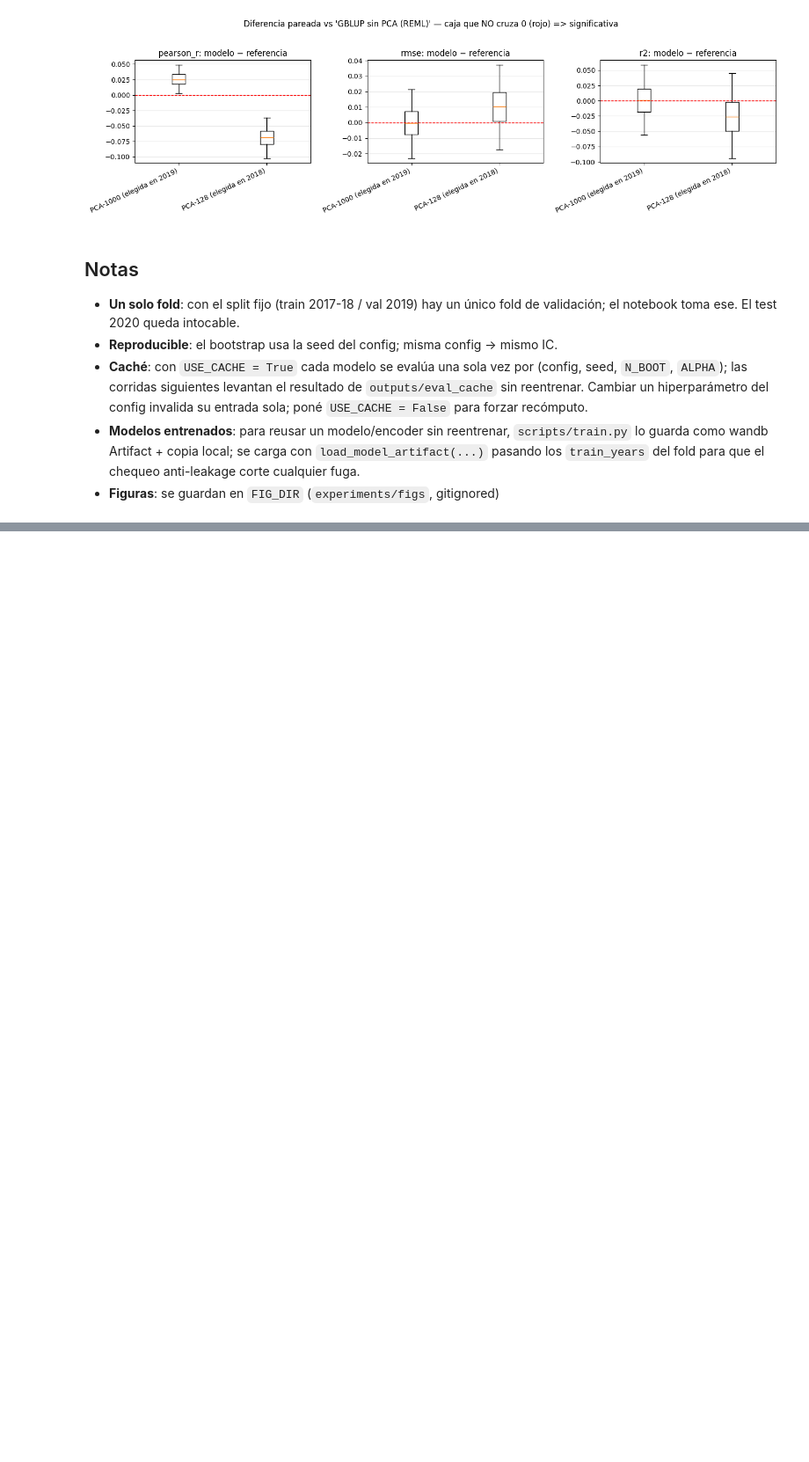
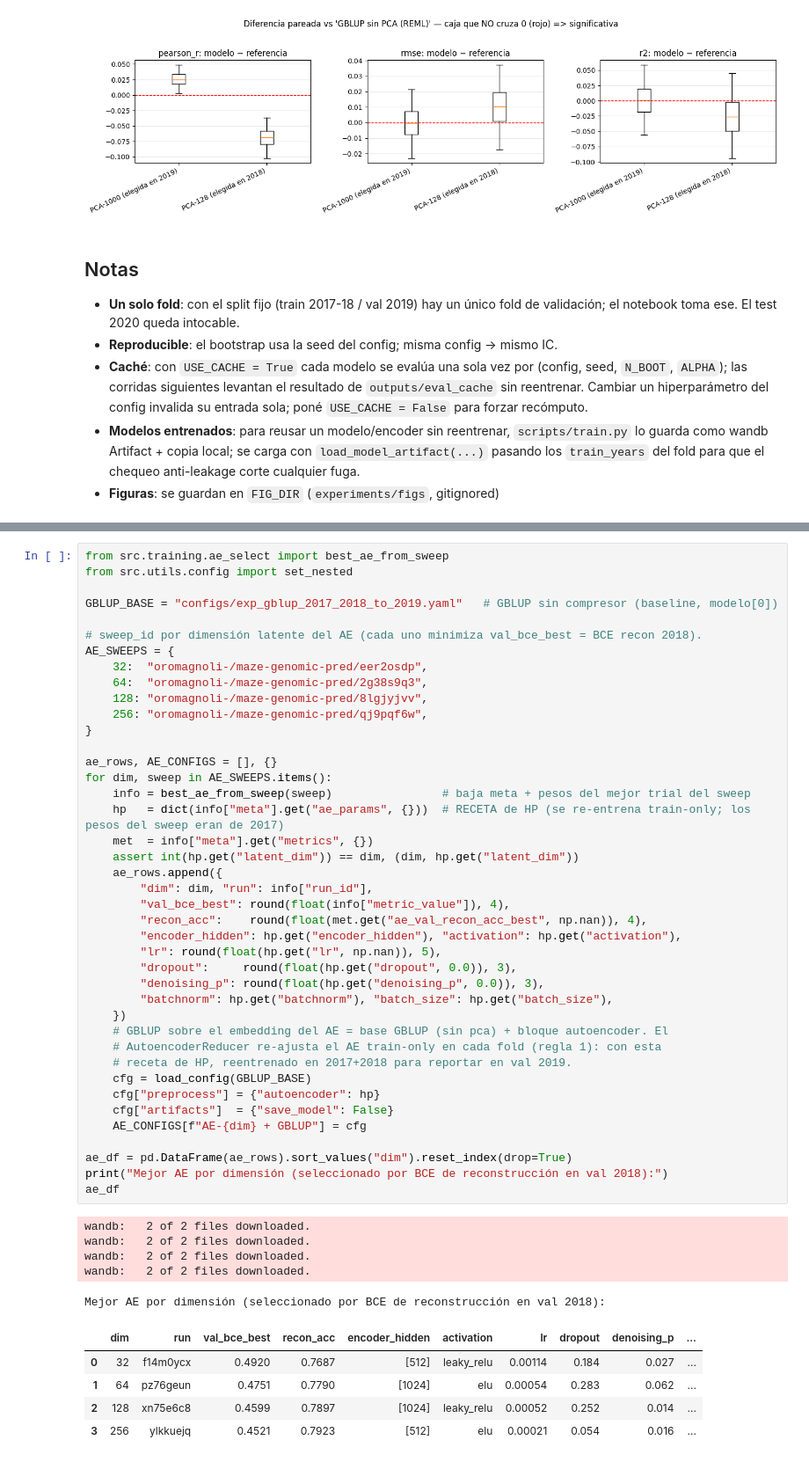
Before and after one commit to octavioromagnoli/maze-genomic-pred, a Jupyter notebook: notebooks/comparar_modelos_ci.ipynb, the cells around one changed output, grey strips where cells are left out. Shown at 88% size. Drawn from its saved outputs; the diff is of its cells as text; blank space fills up the shorter version.

```diff
--- a/notebooks/comparar_modelos_ci.ipynb
+++ b/notebooks/comparar_modelos_ci.ipynb
@@ -295,0 +310,52 @@ plt.show()
+# %%
+from src.training.ae_select import best_ae_from_sweep
+from src.utils.config import set_nested
+
+GBLUP_BASE = "configs/exp_gblup_2017_2018_to_2019.yaml"   # GBLUP sin compresor (baseline, modelo[0])
+
+# sweep_id por dimensión latente del AE (cada uno minimiza val_bce_best = BCE recon 2018).
+AE_SWEEPS = {
+    32:  "oromagnoli-/maze-genomic-pred/eer2osdp",
+    64:  "oromagnoli-/maze-genomic-pred/2g38s9q3",
+    128: "oromagnoli-/maze-genomic-pred/8lgjyjvv",
+    256: "oromagnoli-/maze-genomic-pred/qj9pqf6w",
+}
+
+ae_rows, AE_CONFIGS = [], {}
+for dim, sweep in AE_SWEEPS.items():
+    info = best_ae_from_sweep(sweep)                # baja meta + pesos del mejor trial del sweep
+    hp   = dict(info["meta"].get("ae_params", {}))  # RECETA de HP (se re-entrena train-only; los pesos del sweep eran de 2017)
+    met  = info["meta"].get("metrics", {})
+    assert int(hp.get("latent_dim")) == dim, (dim, hp.get("latent_dim"))
+    ae_rows.append({
+        "dim": dim, "run": info["run_id"],
+        "val_bce_best": round(float(info["metric_value"]), 4),
+        "recon_acc":    round(float(met.get("ae_val_recon_acc_best", np.nan)), 4),
+        "encoder_hidden": hp.get("encoder_hidden"), "activation": hp.get("activation"),
+        "lr": round(float(hp.get("lr", np.nan)), 5),
+        "dropout":     round(float(hp.get("dropout", 0.0)), 3),
+        "denoising_p": round(float(hp.get("denoising_p", 0.0)), 3),
+        "batchnorm": hp.get("batchnorm"), "batch_size": hp.get("batch_size"),
+    })
+    # GBLUP sobre el embedding del AE = base GBLUP (sin pca) + bloque autoencoder. El
+    # AutoencoderReducer re-ajusta el AE train-only en cada fold (regla 1): con esta
+    # receta de HP, reentrenado en 2017+2018 para reportar en val 2019.
+    cfg = load_config(GBLUP_BASE)
+    cfg["preprocess"] = {"autoencoder": hp}
+    cfg["artifacts"]  = {"save_model": False}
+    AE_CONFIGS[f"AE-{dim} + GBLUP"] = cfg
+
+ae_df = pd.DataFrame(ae_rows).sort_values("dim").reset_index(drop=True)
+print("Mejor AE por dimensión (seleccionado por BCE de reconstrucción en val 2018):")
+ae_df
+# %% [output]
+wandb:   2 of 2 files downloaded.
+wandb:   2 of 2 files downloaded.
+wandb:   2 of 2 files downloaded.
+wandb:   2 of 2 files downloaded.
+Mejor AE por dimensión (seleccionado por BCE de reconstrucción en val 2018):
+|  | dim | run | val_bce_best | recon_acc | encoder_hidden | activation | lr | dropout | denoising_p | ... |
+| 0 | 32 | f14m0ycx | 0.4920 | 0.7687 | [512] | leaky_relu | 0.00114 | 0.184 | 0.027 | ... |
+| 1 | 64 | pz76geun | 0.4751 | 0.7790 | [1024] | elu | 0.00054 | 0.283 | 0.062 | ... |
+| 2 | 128 | xn75e6c8 | 0.4599 | 0.7897 | [1024] | leaky_relu | 0.00052 | 0.252 | 0.014 | ... |
+| 3 | 256 | ylkkuejq | 0.4521 | 0.7923 | [512] | elu | 0.00021 | 0.054 | 0.016 | ... |
```
Also changed, not shown: parts of 7 cells of this notebook, 9 other files.
